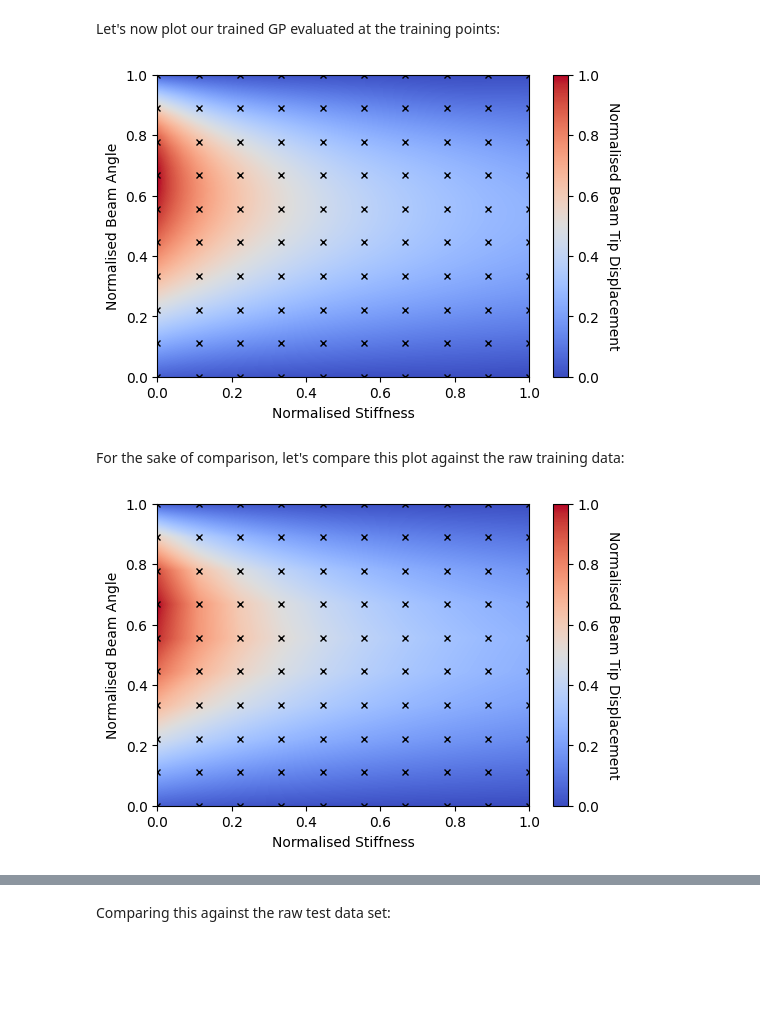
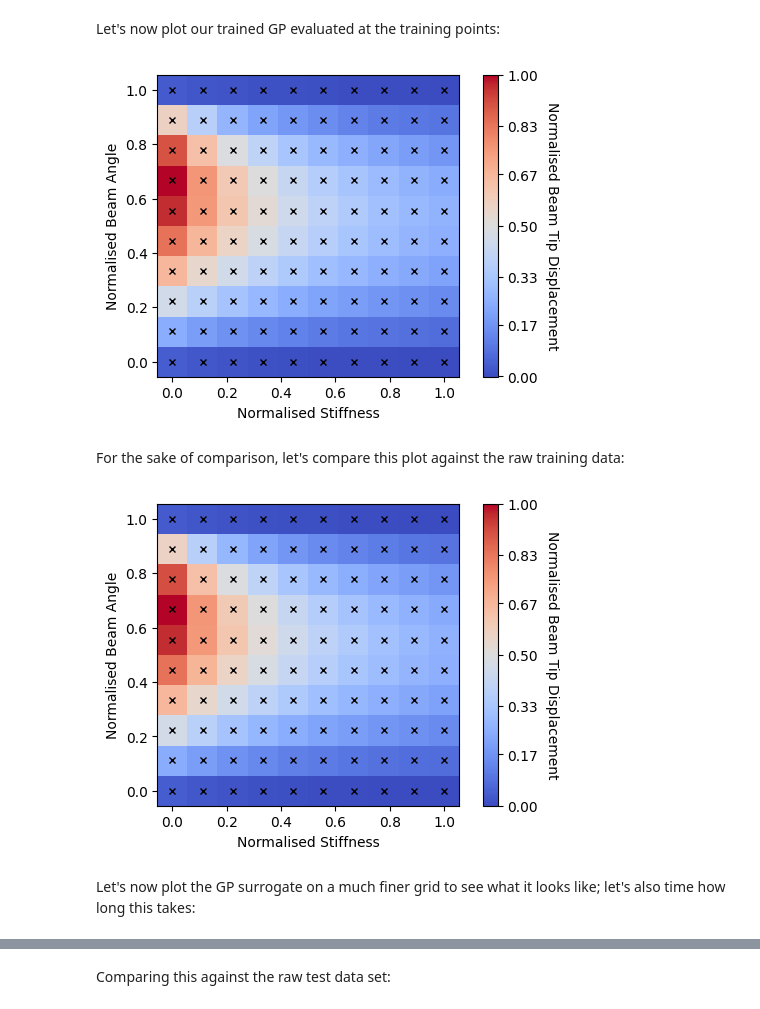
Before and after one commit to mabilton/bayesian_oed_bilton_masters, a Jupyter notebook: chapter_4/[1] Surrogate Beam Model.ipynb, the cells around one changed output, grey strips where cells are left out. Saved outputs shown, nothing was run; the diff lists cells and outputs as text; code cells hidden in the pictures; blank space fills up the shorter version.

Commit message:
Added chapter 2 figures.

```diff
--- a/chapter_4/[1] Surrogate Beam Model.ipynb
+++ b/chapter_4/[1] Surrogate Beam Model.ipynb
@@ -44,3 +50,23 @@ beam_test_data = load_beam_data(os.path.join(data_dir, 'neohookean_beam_test_dat
 WARNING:absl:No GPU/TPU found, falling back to CPU. (Set TF_CPP_MIN_LOG_LEVEL=0 and rerun for more info.)
 # %% [markdown]
 Since the `C_1` and `beam_angle` parameters take on different ranges of values, it's good pratice to normalise our data using the range of values observed throughout the test and training data:
+# %%
+# For later use, let's take note of each scale factor:
+def get_scale_vals(train_data, test_data, key):
+    train_val, test_val = train_data[key], test_data[key]
+    # Treat 'x' differently because it contains C_1 and beam_angle stacked together:
+    if key == 'x':
+        # Concatenate along sample dimension:
+        combined = jnp.concatenate([train_val, test_val], axis=0)
+        min_val = jnp.min(combined, axis=0)
+        max_val = jnp.max(combined, axis=0)
+    else:
+        min_val = min([jnp.min(train_val), jnp.min(test_val)])
+        max_val = max([jnp.max(train_val), jnp.max(test_val)])
+    return min_val, max_val
+disp_min, disp_max =  get_scale_vals(train_data, test_data, 'end_disp')
+print(f'Displacement: min = {disp_min} mm, max = {disp_max} mm')
+C1_min, C1_max =  get_scale_vals(train_data, test_data, 'C_1')
+print(f'C_1: min = {C1_min} kPa, max = {C1_max} kPa')
+angle_min, angle_max = get_scale_vals(train_data, test_data, 'beam_angle')
+print(f'Beam angle: min = {angle_min} degrees, max = {angle_max} degrees')
@@ -47,14 +77,13 @@ Since the `C_1` and `beam_angle` parameters take on different ranges of values,
 # %%
 def scale_data(train_data, test_data):
     for key in train_data.keys():
-        train_val, test_val = train_data[key], test_data[key]
-        combined = jnp.concatenate([train_val, test_val], axis=0)
-        min_val, max_val = jnp.min(combined,axis=0), jnp.max(combined,axis=0)
-        train_data[key] = (train_val-min_val)/(max_val-min_val)
-        test_data[key] = (test_val-min_val)/(max_val-min_val)
+        # Don't scale solution time
+        if key != 'time':
+            min_val, max_val = get_scale_vals(train_data, test_data, key)
+            train_data[key] = (train_data[key]-min_val)/(max_val-min_val)
+            test_data[key] = (test_data[key]-min_val)/(max_val-min_val)
     return train_data, test_data
-
-beam_training_data, beam_test_data = scale_data(beam_training_data, beam_test_data)
+train_data, test_data = scale_data(train_data, test_data)
 # %% [markdown]
 Define and train Gaussian process model - let's also time how long it takes to train the GP:
 # %%
@@ -70,7 +99,7 @@ constraints = {"length_0": {">": 0.01, "<": 1},
 print('Training GP...')
 np.random.seed(42)
 time_0 = time.time()
-beam_gp = surrojax_gp.create_gp(kernel, beam_training_data['x'], beam_training_data['y'], constraints)
+beam_gp = surrojax_gp.create_gp(kernel, train_data['x'], train_data['y'], constraints)
 t_train = time.time() - time_0
 print(f'Took {t_train:.2f} seconds to train GP surrogate.')
 # %% [output]
@@ -98,25 +127,21 @@ surrojax_gp.save_gp(beam_gp, "nonlinear_beam_gp")
 # %% [markdown]
 Let's now plot our trained GP evaluated at the training points:
 # %%
-C_1_lims = (0, 1)
-angle_lims = (0, 1)
-num_C_1_pts = num_angle_pts = 30
-C_1_grid, angle_grid, pred_pts = plotting_helpers.create_gp_prediction_grid(C_1_lims, angle_lims, num_C_1_pts, num_angle_pts)
-gp_pred = beam_gp.predict(pred_pts)['mean']
-fig = plotting_helpers.plot_beam_data(C_1_grid, angle_grid, gp_pred, grid_shape=(num_angle_pts, num_C_1_pts),
-                                      train_pts=beam_training_data, z_label='Normalised Beam Tip Displacement')
+gp_pred = beam_gp.predict(train_data['x'])['mean']
+fig = plotting_helpers.plot_gp_heatmap(train_data['C_1'], train_data['beam_angle'], gp_pred, raw_data=train_data,
+                                    z_label='Normalised Beam Tip Displacement')
 plt.savefig(os.path.join(fig_save_dir, 'gp_pred_training.png'), dpi=mpl_save_dpi)
 fig.show()
 # %% [output]
-[figure, old version]
+[figure, new version]
 # %% [markdown]
 For the sake of comparison, let's compare this plot against the raw training data:
 # %%
-num_train_pts = 10
-fig = plotting_helpers.plot_beam_data(beam_training_data['x'][:,0], beam_training_data['x'][:,1],
-                                      beam_training_data['y'], grid_shape=(num_train_pts, num_train_pts),
-                                      train_pts=beam_training_data, z_label='Normalised Beam Tip Displacement')
+fig = plotting_helpers.plot_gp_heatmap(train_data['C_1'], train_data['beam_angle'], train_data['end_disp'],
+                                       raw_data=train_data,z_label='Normalised Beam Tip Displacement')
 plt.savefig(os.path.join(fig_save_dir, 'raw_training.png'), dpi=mpl_save_dpi)
 fig.show()
 # %% [output]
-[figure, old version]
+[figure, new version]
+# %% [markdown]
+Let's now plot the GP surrogate on a much finer grid to see what it looks like; let's also time how long this takes:
```
Also changed, not shown: parts of 23 cells of this notebook, 58 other files.
